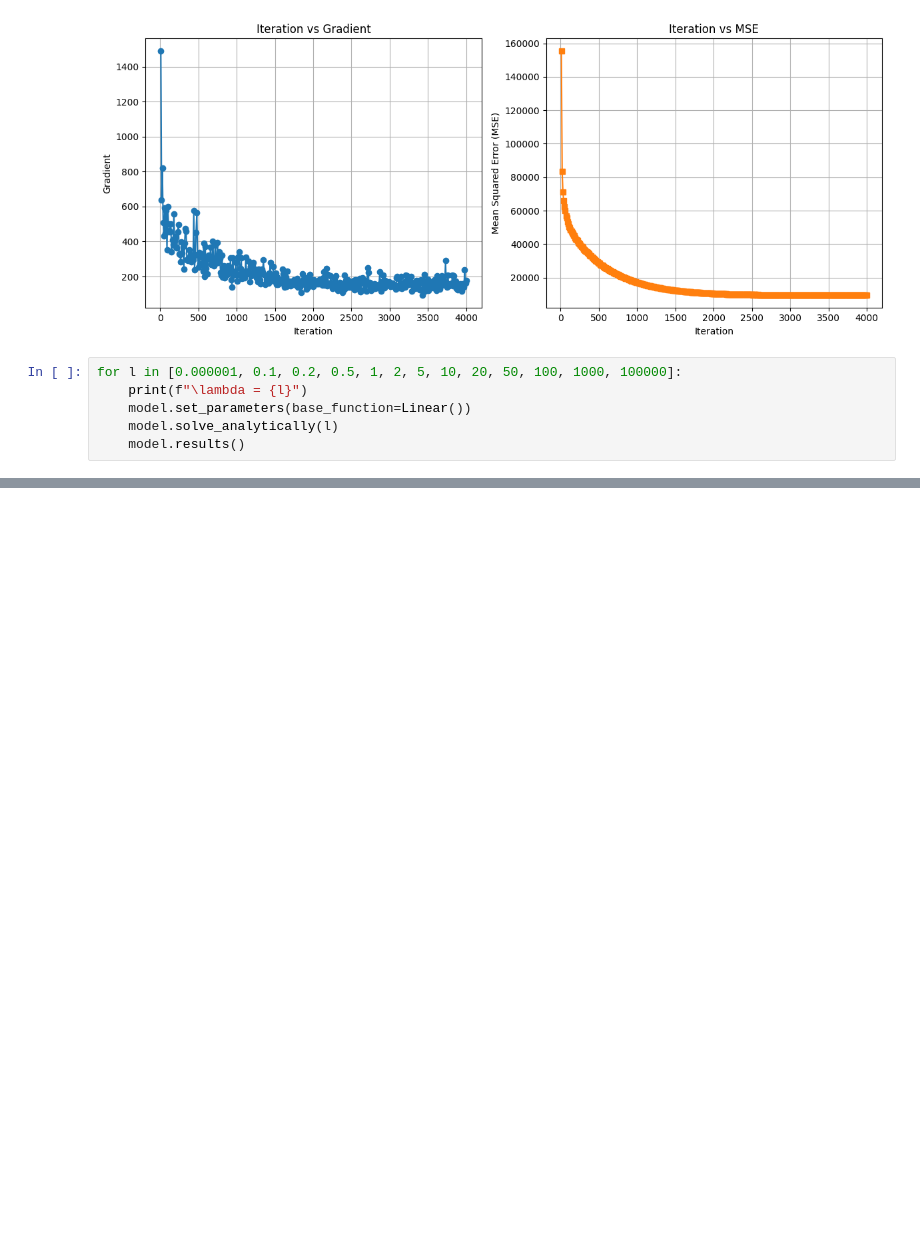
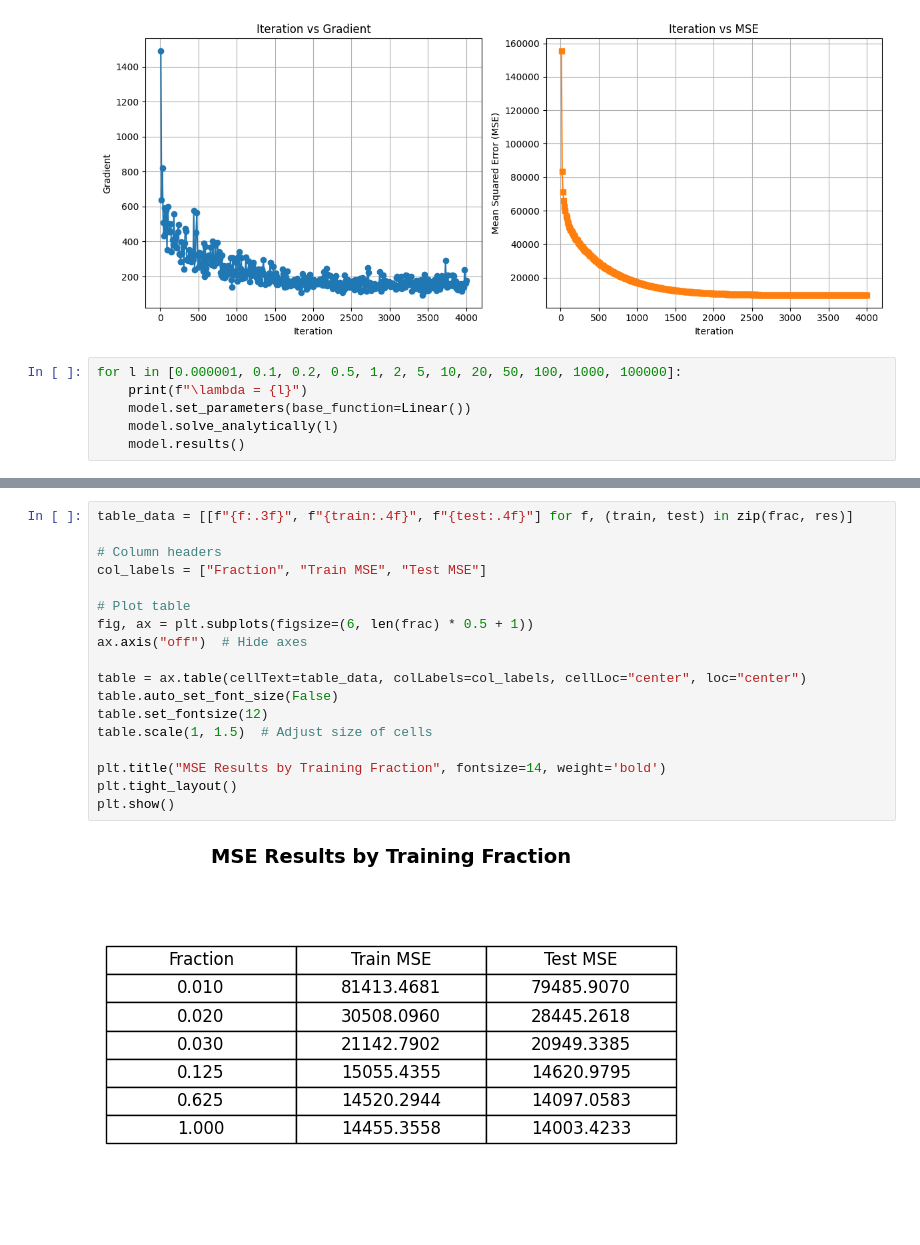
Before and after one commit to xAsylum/linear_regression, a Jupyter notebook: notebook.ipynb, the cells around one changed output, grey strips where cells are left out. Saved outputs shown, nothing was run; the diff lists cells and outputs as text; blank space fills up the shorter version.

```diff
--- a/notebook.ipynb
+++ b/notebook.ipynb
@@ -69,0 +156,20 @@ model.linear_regression()
+# %%
+table_data = [[f"{f:.3f}", f"{train:.4f}", f"{test:.4f}"] for f, (train, test) in zip(frac, res)]
+
+# Column headers
+col_labels = ["Fraction", "Train MSE", "Test MSE"]
+
+# Plot table
+fig, ax = plt.subplots(figsize=(6, len(frac) * 0.5 + 1))
+ax.axis("off")  # Hide axes
+
+table = ax.table(cellText=table_data, colLabels=col_labels, cellLoc="center", loc="center")
+table.auto_set_font_size(False)
+table.set_fontsize(12)
+table.scale(1, 1.5)  # Adjust size of cells
+
+plt.title("MSE Results by Training Fraction", fontsize=14, weight='bold')
+plt.tight_layout()
+plt.show()
+# %% [output]
+[figure, added]
```
Also changed, not shown: parts of 17 cells of this notebook, 24 other files.
